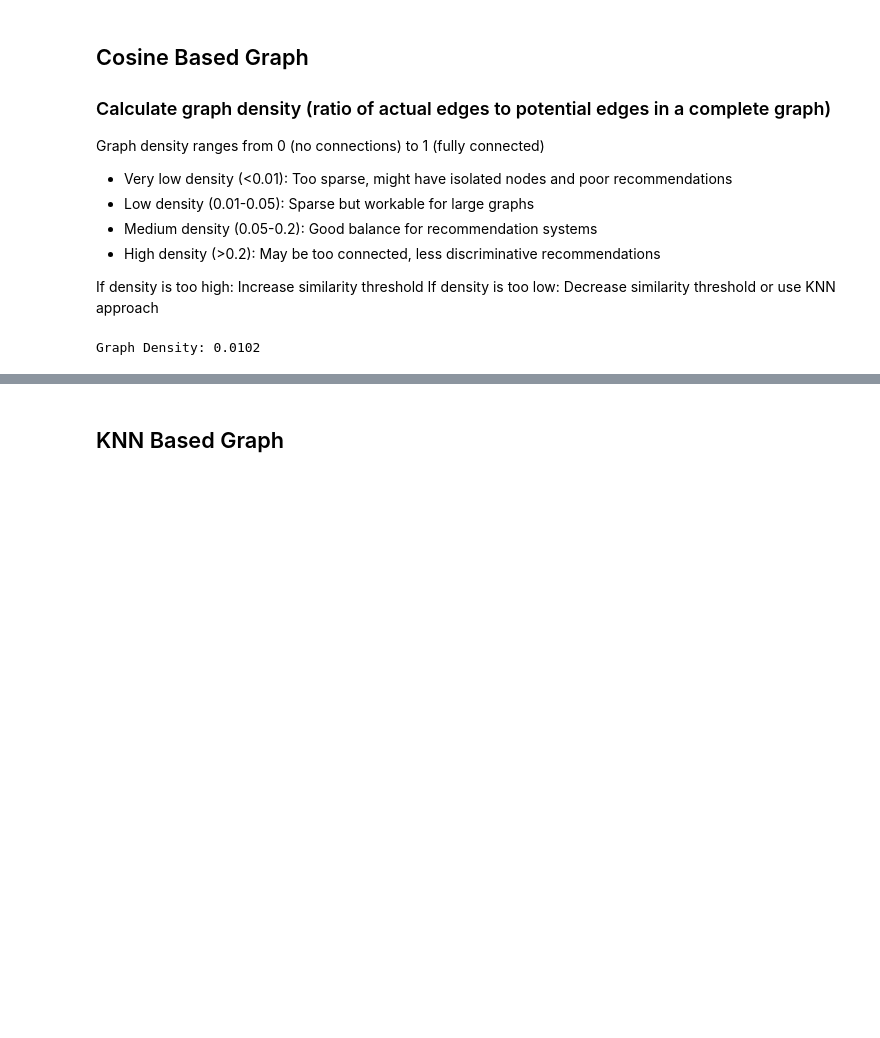
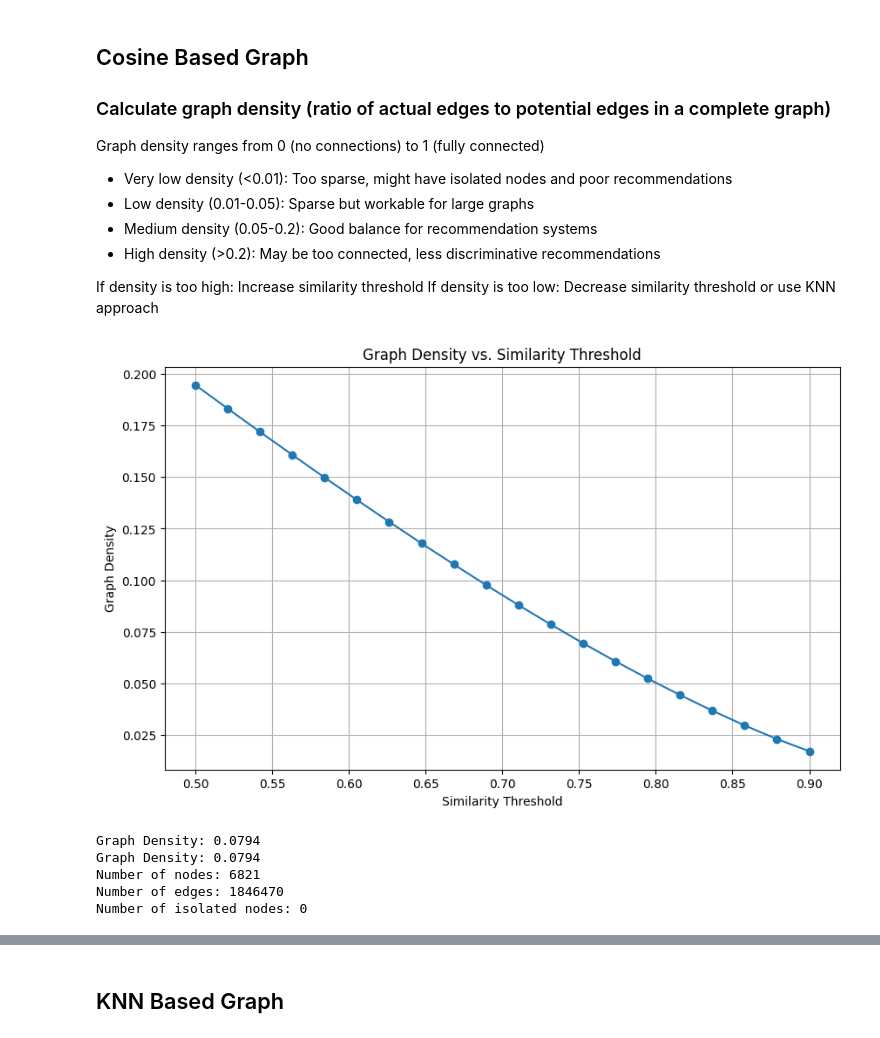
Before and after one commit to marimoysan/ml-pueblos, a Jupyter notebook: notebooks/4_models/recommender_node2vec.ipynb, the cells around one changed output, grey strips where cells are left out. Drawn from its saved outputs; the diff is of its cells as text; code cells hidden in the pictures; blank space fills up the shorter version.

Commit message:
(#19) - graph plots

```diff
--- a/notebooks/4_models/recommender_node2vec.ipynb
+++ b/notebooks/4_models/recommender_node2vec.ipynb
@@ -109,19 +95,79 @@ similarity_matrix = cosine_similarity(feature_matrix)
 
 If density is too high: Increase similarity threshold
 If density is too low: Decrease similarity threshold or use KNN approach
+# %%
+import matplotlib.pyplot as plt
+import networkx as nx
+import numpy as np
+import pandas as pd
+from sklearn.metrics.pairwise import cosine_similarity
+
+# Load the dataset from backoffice
+df_pueblos = pd.read_csv("../../data/end_product_data/pueblos_recommender.csv")
+pueblos_cmun = df_pueblos['cmun'].tolist()
+
+# Filter for numerical features
+df_pueblos_enc = df_pueblos.filter(regex=r"^enc_", axis=1)
+pueblos_numerical_features = df_pueblos_enc.loc[:, (df_pueblos_enc.nunique() > 2)]
+
+# Compute pairwise feature similarity (Cosine Similarity)
+feature_matrix = pueblos_numerical_features
+similarity_matrix = cosine_similarity(feature_matrix)
+
+# Function to compute graph density for a given threshold
+def compute_graph_density(threshold):
+    G = nx.Graph()
+    for i in range(len(feature_matrix)):
+        village_i = pueblos_cmun[i]
+        for j in range(i + 1, len(feature_matrix)):
+            if similarity_matrix[i, j] > threshold:
+                village_j = pueblos_cmun[j]
+                G.add_edge(village_i, village_j, weight=similarity_matrix[i, j])
+    return nx.density(G)
+
+# Range of thresholds to test
+thresholds = np.linspace(0.5, 0.9, 20)
+densities = [compute_graph_density(threshold) for threshold in thresholds]
+
+# Plotting the results
+plt.figure(figsize=(10, 6))
+plt.plot(thresholds, densities, marker='o')
+plt.title('Graph Density vs. Similarity Threshold')
+plt.xlabel('Similarity Threshold')
+plt.ylabel('Graph Density')
+plt.grid(True)
+plt.show()
+# %% [output]
+[figure, added]
 # %%
 # Add edges based on similarity threshold
-threshold = 0.77  # Adjust threshold based on data distribution
+threshold = 0.72  # Adjust threshold based on data distribution
 
 # Use batching for edge creation to avoid memory issues
 batch_size = 2000
 for i in range(len(feature_matrix)):
+    village_i = pueblos_cmun[i]
     for j in range(i + 1, min(i + batch_size, len(feature_matrix))):
         if similarity_matrix[i, j] > threshold:
-            G.add_edge(i, j, weight=similarity_matrix[i, j])
+            village_j = pueblos_cmun[j]
+            G.add_edge(village_i, village_j, weight=similarity_matrix[i, j])
 
 
 density = nx.density(G)
 print(f"Graph Density: {density:.4f}")
+
+# Calculate graph density to assess connectivity
+density = nx.density(G)
+print(f"Graph Density: {density:.4f}")
+print(f"Number of nodes: {G.number_of_nodes()}")
+print(f"Number of edges: {G.number_of_edges()}")
+
+# Check for isolated nodes
+isolated = list(nx.isolates(G))
+print(f"Number of isolated nodes: {len(isolated)}")
 # %% [output]
-Graph Density: 0.0102
+Graph Density: 0.0794
+Graph Density: 0.0794
+Number of nodes: 6821
+Number of edges: 1846470
+Number of isolated nodes: 0
```
Also changed, not shown: parts of 4 cells of this notebook.
